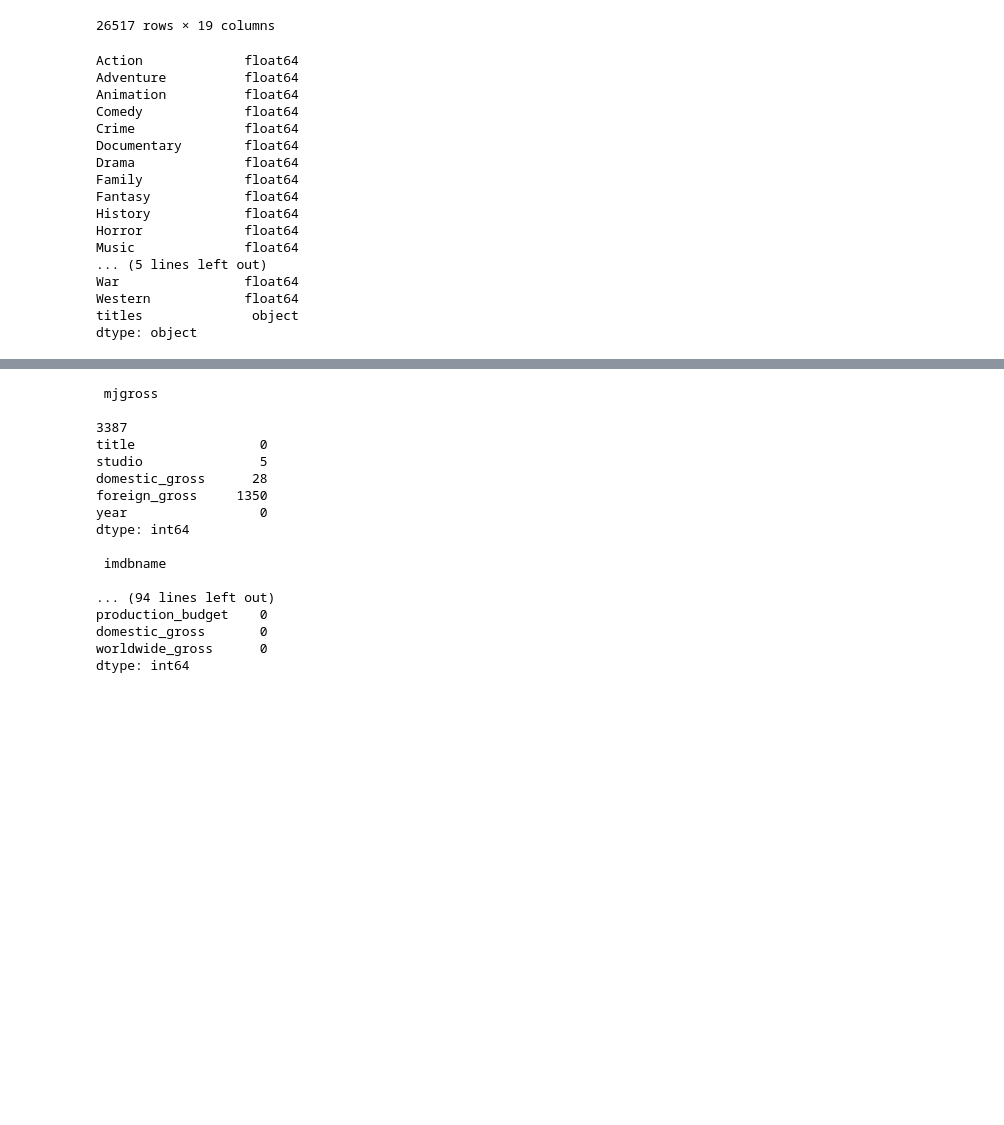
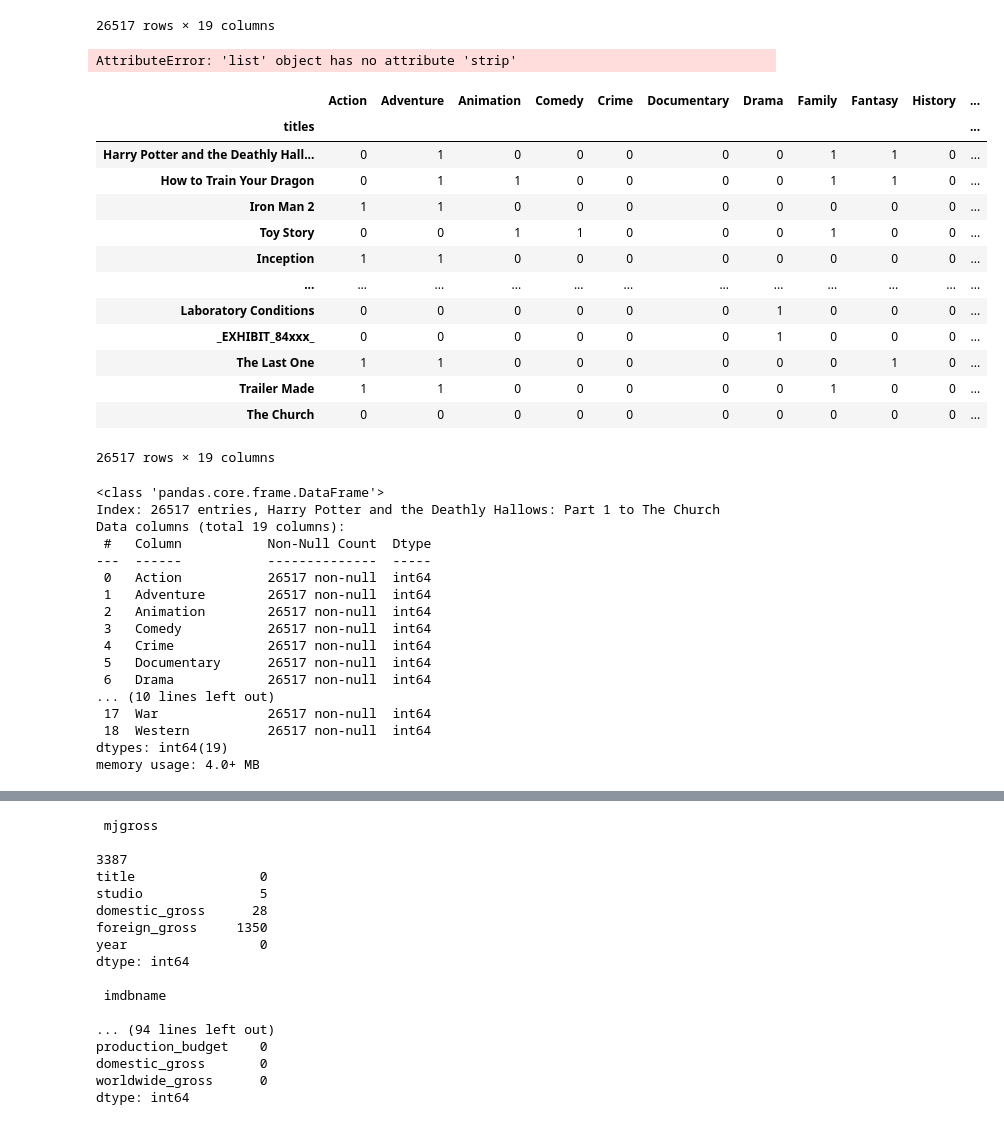
Before and after one commit to tcmcaleer/Microsoft_Movie_Studio, a Jupyter notebook: DBs.ipynb, the cells around one changed output, grey strips where cells are left out. Cells and saved outputs as stored; diff of their text form; code cells hidden in the pictures; blank space fills up the shorter version.

```diff
--- a/DBs.ipynb
+++ b/DBs.ipynb
@@ -34,4 +34,5 @@ print(gendic)
 # %% [output]
 {28: 'Action', 12: 'Adventure', 16: 'Animation', 35: 'Comedy', 80: 'Crime', 99: 'Documentary', 18: 'Drama', 10751: 'Family', 14: 'Fantasy', 36: 'History', 27: 'Horror', 10402: 'Music', 9648: 'Mystery' ...
 # %%
-titles = tmdbmovies['title'].to_list() = tmdbmovies['']
+titles = tmdbmovies['title'].to_list()
+gennums = tmdbmovies['genre_ids'].to_list()
@@ -59,23 +57,53 @@ genre
 | Trailer Made | 0 | 0 | 0 | 0 | 0 | 0 | 0 | 0 | 0 | 0 | ... |
 | The Church | 0 | 0 | 0 | 0 | 0 | 0 | 0 | 0 | 0 | 0 | ... |
 26517 rows × 19 columns
+# %%
+gennums = [i.strip("[]").split(", ") for i in gennums]
+gennums = [[int(j) for j in i if j] for i in gennums]
+# %% [output]
+AttributeError: 'list' object has no attribute 'strip'
+# %%
+gennums = [[gendic[j] for j in i if j] for i in gennums]
+gennums
+n= -1
+for i in gennums:
+    n += 1
+    for j in i:
+        if j:
+            genre.iloc[n].loc[j] += 1
+genre
+# %% [output]
+|  | Action | Adventure | Animation | Comedy | Crime | Documentary | Drama | Family | Fantasy | History | ... |
+| titles |  |  |  |  |  |  |  |  |  |  | ... |
+| Harry Potter and the Deathly Hall... | 0 | 1 | 0 | 0 | 0 | 0 | 0 | 1 | 1 | 0 | ... |
+| How to Train Your Dragon | 0 | 1 | 1 | 0 | 0 | 0 | 0 | 1 | 1 | 0 | ... |
+| Iron Man 2 | 1 | 1 | 0 | 0 | 0 | 0 | 0 | 0 | 0 | 0 | ... |
+| Toy Story | 0 | 0 | 1 | 1 | 0 | 0 | 0 | 1 | 0 | 0 | ... |
+| Inception | 1 | 1 | 0 | 0 | 0 | 0 | 0 | 0 | 0 | 0 | ... |
+| ... | ... | ... | ... | ... | ... | ... | ... | ... | ... | ... | ... |
+| Laboratory Conditions | 0 | 0 | 0 | 0 | 0 | 0 | 1 | 0 | 0 | 0 | ... |
+| _EXHIBIT_84xxx_ | 0 | 0 | 0 | 0 | 0 | 0 | 1 | 0 | 0 | 0 | ... |
+| The Last One | 1 | 1 | 0 | 0 | 0 | 0 | 0 | 0 | 1 | 0 | ... |
+| Trailer Made | 1 | 1 | 0 | 0 | 0 | 0 | 0 | 1 | 0 | 0 | ... |
+| The Church | 0 | 0 | 0 | 0 | 0 | 0 | 0 | 0 | 0 | 0 | ... |
+26517 rows × 19 columns
 # %%
-genre.dtypes
+genre.info()
 # %% [output]
-Action             float64
-Adventure          float64
-Animation          float64
-Comedy             float64
-Crime              float64
-Documentary        float64
-Drama              float64
-Family             float64
-Fantasy            float64
-History            float64
-Horror             float64
-Music              float64
-... (5 lines left out)
-War                float64
-Western            float64
-titles              object
-dtype: object
+<class 'pandas.core.frame.DataFrame'>
+Index: 26517 entries, Harry Potter and the Deathly Hallows: Part 1 to The Church
+Data columns (total 19 columns):
+ #   Column           Non-Null Count  Dtype
+---  ------           --------------  -----
+ 0   Action           26517 non-null  int64
+ 1   Adventure        26517 non-null  int64
+ 2   Animation        26517 non-null  int64
+ 3   Comedy           26517 non-null  int64
+ 4   Crime            26517 non-null  int64
+ 5   Documentary      26517 non-null  int64
+ 6   Drama            26517 non-null  int64
+... (10 lines left out)
+ 17  War              26517 non-null  int64
+ 18  Western          26517 non-null  int64
+dtypes: int64(19)
+memory usage: 4.0+ MB
```
Also changed, not shown: parts of 3 cells of this notebook.
